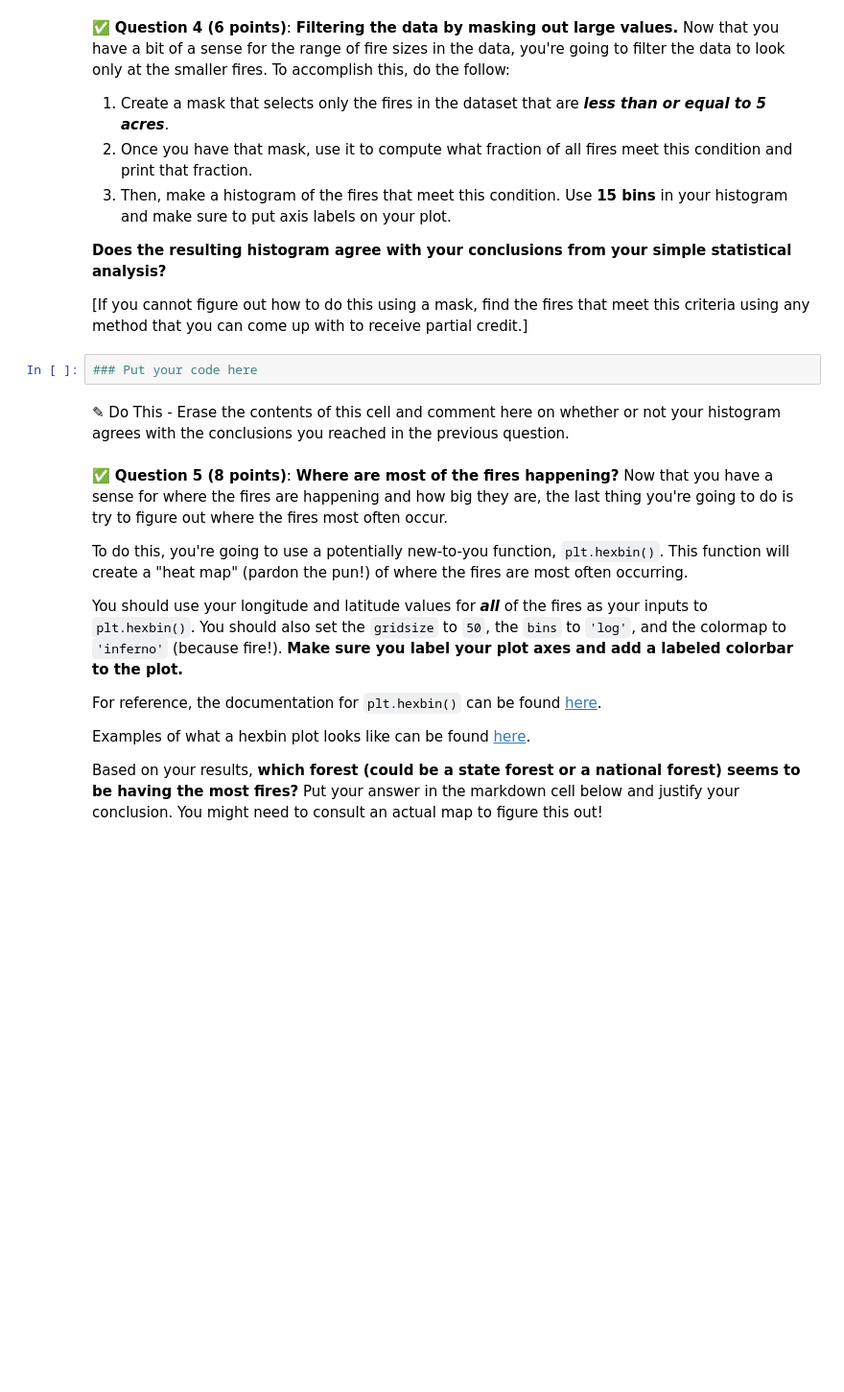
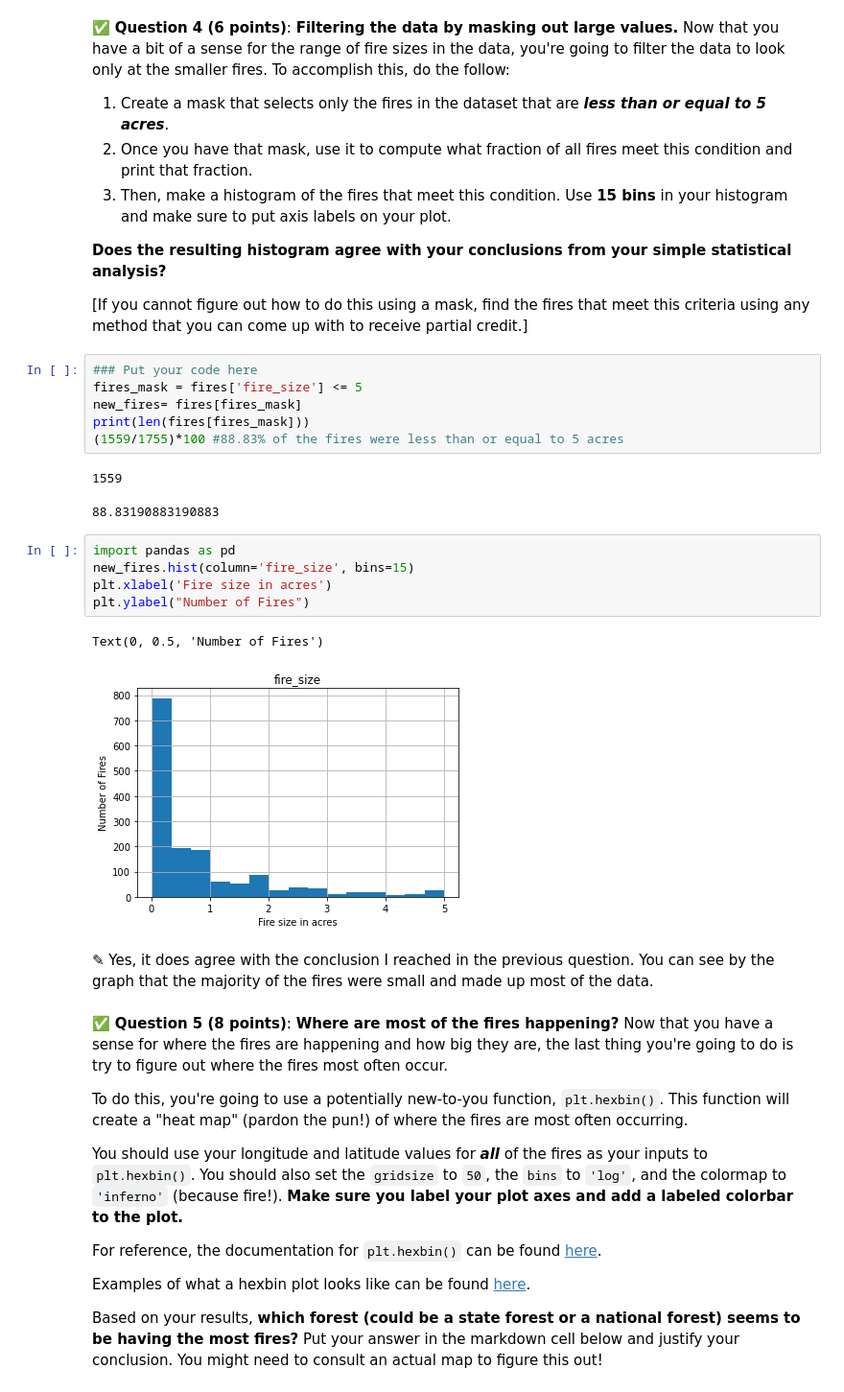
Before and after one commit to austynoberlin/cmse202-s21-turnin, a Jupyter notebook: hw-02/HW-02_PandasReviewAndPythonObjects-STUDENT.ipynb, the cells around one changed output. Shown at 96% size. Saved outputs shown, nothing was run; the diff lists cells and outputs as text; blank space fills up the shorter version.

```diff
--- a/hw-02/HW-02_PandasReviewAndPythonObjects-STUDENT.ipynb
+++ b/hw-02/HW-02_PandasReviewAndPythonObjects-STUDENT.ipynb
@@ -104,10 +154,25 @@ After you compute these values, **comment on what this tells you about the distr
 **Does the resulting histogram agree with your conclusions from your simple statistical analysis?**
 
 [If you cannot figure out how to do this using a mask, find the fires that meet this criteria using any method that you can come up with to receive partial credit.]
-# %%
-### Put your code here
-# %% [markdown]
-<font size=+3>&#9998;</font> Do This - Erase the contents of this cell and comment here on whether or not your histogram agrees with the conclusions you reached in the previous question.
+# %%
+### Put your code here
+fires_mask = fires['fire_size'] <= 5
+new_fires= fires[fires_mask]
+print(len(fires[fires_mask]))
+(1559/1755)*100 #88.83% of the fires were less than or equal to 5 acres
+# %% [output]
+1559
+88.83190883190883
+# %%
+import pandas as pd
+new_fires.hist(column='fire_size', bins=15)
+plt.xlabel('Fire size in acres')
+plt.ylabel("Number of Fires")
+# %% [output]
+Text(0, 0.5, 'Number of Fires')
+[figure, added]
+# %% [markdown]
+<font size=+3>&#9998;</font> Yes, it does agree with the conclusion I reached in the previous question. You can see by the graph that the majority of the fires were small and made up most of the data.
 # %% [markdown]
 &#9989; **Question 5 (8 points)**: **Where are most of the fires happening?** Now that you have a sense for where the fires are happening and how big they are, the last thing you're going to do is try to figure out where the fires most often occur.
 
```
Also changed, not shown: parts of 16 cells of this notebook.
